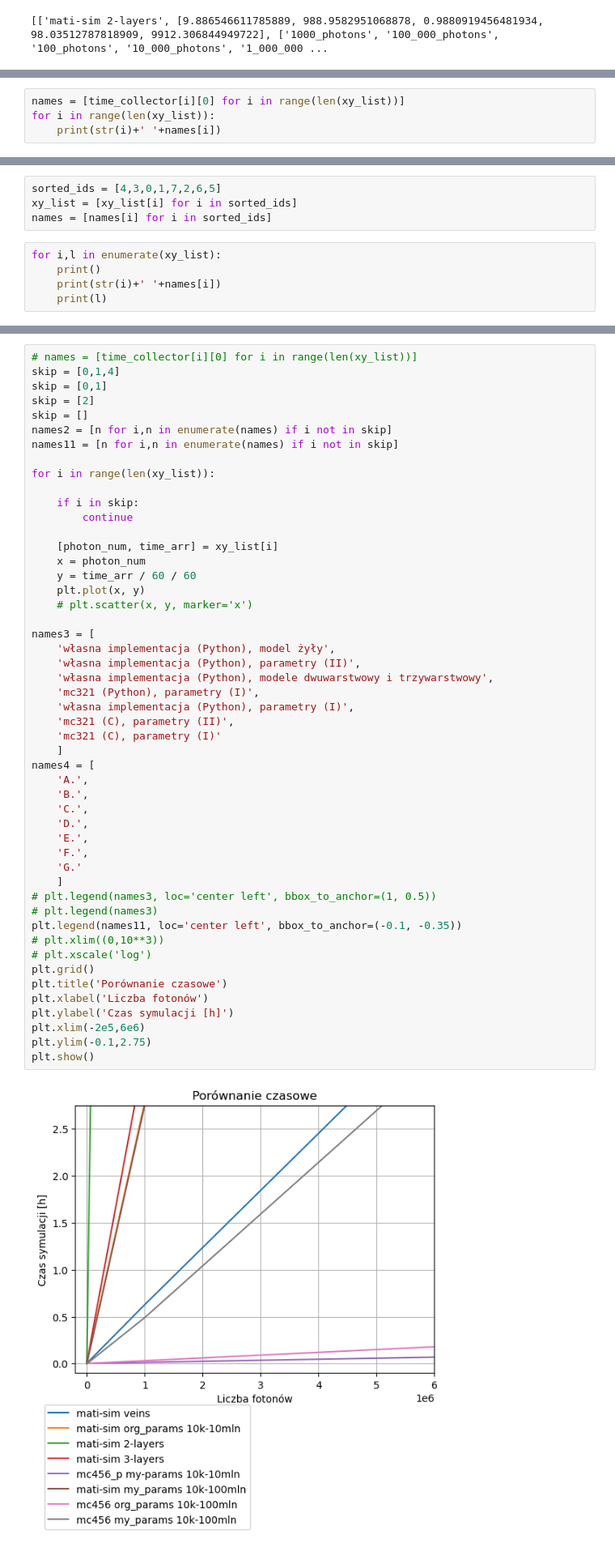
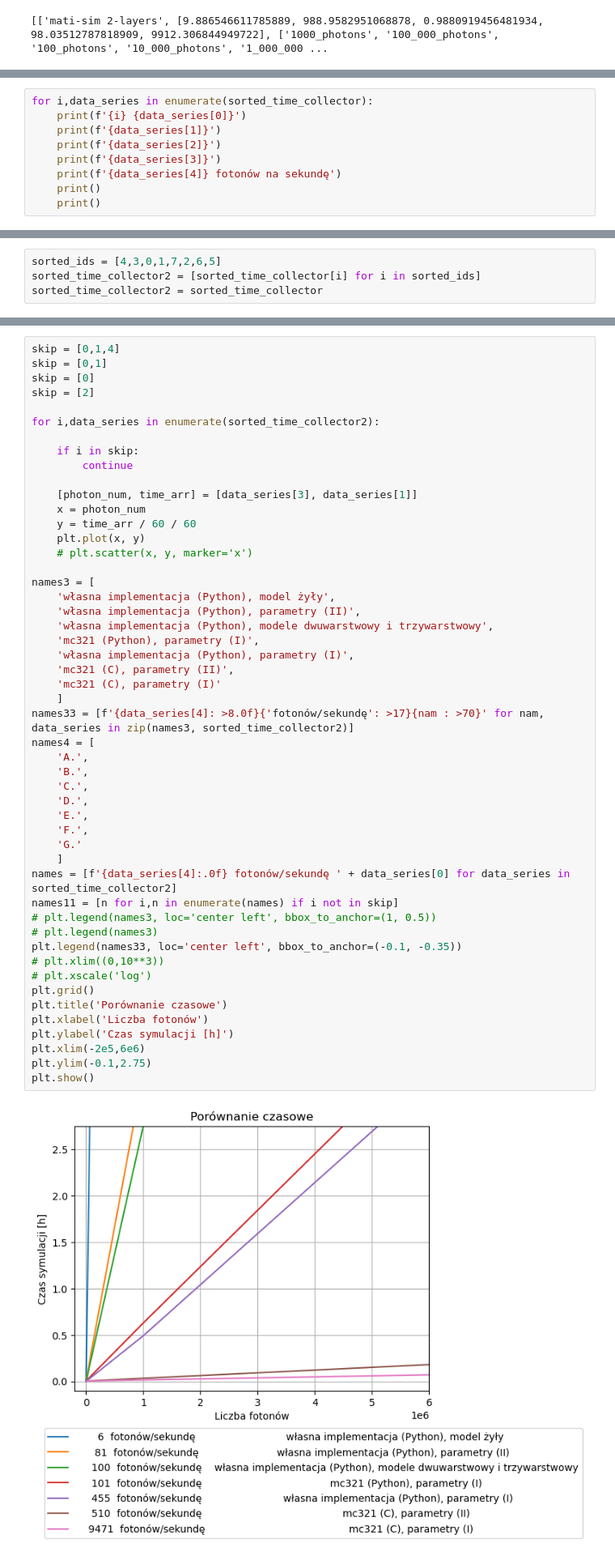
Before and after one commit to Mateuszq28/wyniki_symulacji_pulpit, a Jupyter notebook: time_comparison.ipynb, the cells around one changed output, grey strips where cells are left out. Shown at 81% size. Saved outputs shown, nothing was run; the diff lists cells and outputs as text.

Commit message:
time charts

```diff
--- a/time_comparison.ipynb
+++ b/time_comparison.ipynb
@@ -159,4 +139,0 @@ for i in range(len(time_collector)):
-# %%
-names = [time_collector[i][0] for i in range(len(xy_list))]
-for i in range(len(xy_list)):
-    print(str(i)+' '+names[i])
@@ -171,0 +171,9 @@ for i in range(len(xy_list)):
+# %%
+for i,data_series in enumerate(sorted_time_collector):
+    print(f'{i} {data_series[0]}')
+    print(f'{data_series[1]}')
+    print(f'{data_series[2]}')
+    print(f'{data_series[3]}')
+    print(f'{data_series[4]} fotonów na sekundę')
+    print()
+    print()
@@ -172,9 +198,4 @@ for i in range(len(xy_list)):
 # %%
 sorted_ids = [4,3,0,1,7,2,6,5]
-xy_list = [xy_list[i] for i in sorted_ids]
-names = [names[i] for i in sorted_ids]
+sorted_time_collector2 = [sorted_time_collector[i] for i in sorted_ids]
+sorted_time_collector2 = sorted_time_collector
-# %%
-for i,l in enumerate(xy_list):
-    print()
-    print(str(i)+' '+names[i])
-    print(l)
@@ -199,18 +202,15 @@ for i,l in enumerate(xy_list):
 # %%
-# names = [time_collector[i][0] for i in range(len(xy_list))]
 skip = [0,1,4]
 skip = [0,1]
+skip = [0]
 skip = [2]
-skip = []
-names2 = [n for i,n in enumerate(names) if i not in skip]
-names11 = [n for i,n in enumerate(names) if i not in skip]
 
-for i in range(len(xy_list)):
+for i,data_series in enumerate(sorted_time_collector2):
 
     if i in skip:
         continue
 
-    [photon_num, time_arr] = xy_list[i]
+    [photon_num, time_arr] = [data_series[3], data_series[1]]
     x = photon_num
     y = time_arr / 60 / 60
     plt.plot(x, y)
@@ -219,35 +219,38 @@ for i in range(len(xy_list)):
 names3 = [
     'własna implementacja (Python), model żyły',
     'własna implementacja (Python), parametry (II)',
     'własna implementacja (Python), modele dwuwarstwowy i trzywarstwowy',
     'mc321 (Python), parametry (I)',
     'własna implementacja (Python), parametry (I)',
     'mc321 (C), parametry (II)',
     'mc321 (C), parametry (I)'
     ]
+names33 = [f'{data_series[4]: >8.0f}{'fotonów/sekundę': >17}{nam : >70}' for nam, data_series in zip(names3, sorted_time_collector2)]
 names4 = [
     'A.',
     'B.',
     'C.',
     'D.',
     'E.',
     'F.',
     'G.'
     ]
+names = [f'{data_series[4]:.0f} fotonów/sekundę ' + data_series[0] for data_series in sorted_time_collector2]
+names11 = [n for i,n in enumerate(names) if i not in skip]
 # plt.legend(names3, loc='center left', bbox_to_anchor=(1, 0.5))
 # plt.legend(names3)
-plt.legend(names11, loc='center left', bbox_to_anchor=(-0.1, -0.35))
+plt.legend(names33, loc='center left', bbox_to_anchor=(-0.1, -0.35))
 # plt.xlim((0,10**3))
 # plt.xscale('log')
 plt.grid()
 plt.title('Porównanie czasowe')
 plt.xlabel('Liczba fotonów')
 plt.ylabel('Czas symulacji [h]')
 plt.xlim(-2e5,6e6)
 plt.ylim(-0.1,2.75)
 plt.show()
 # %% [output]
-[figure, old version]
+[figure, new version]
 # %%
 names = [time_collector[i][0] for i in range(len(xy_list))]
 skip = [0,1,4]
```
Also changed, not shown: parts of 8 cells of this notebook.
